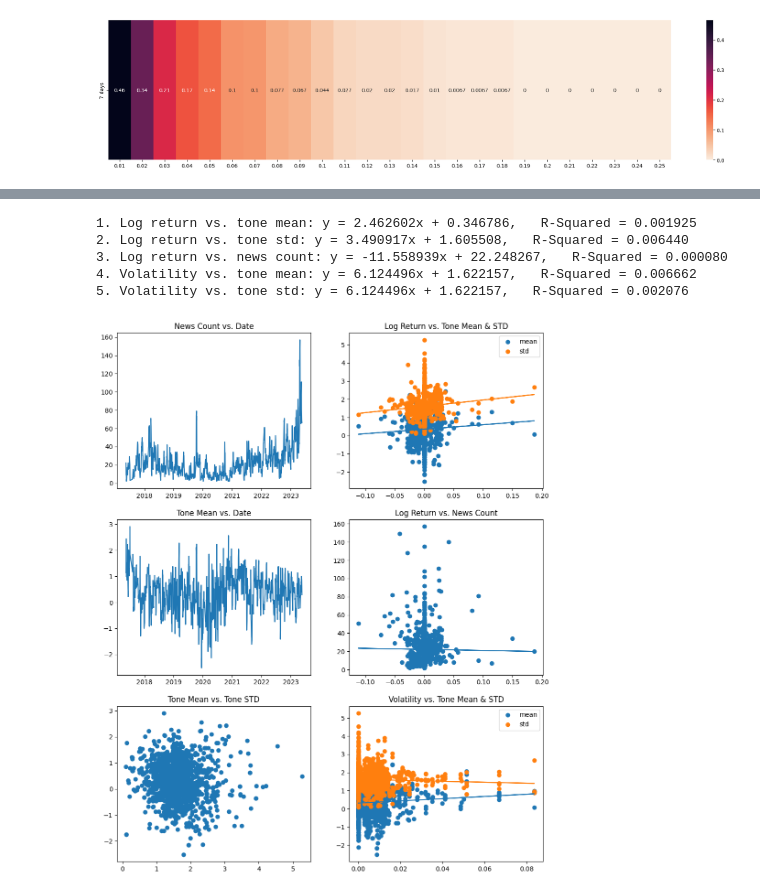
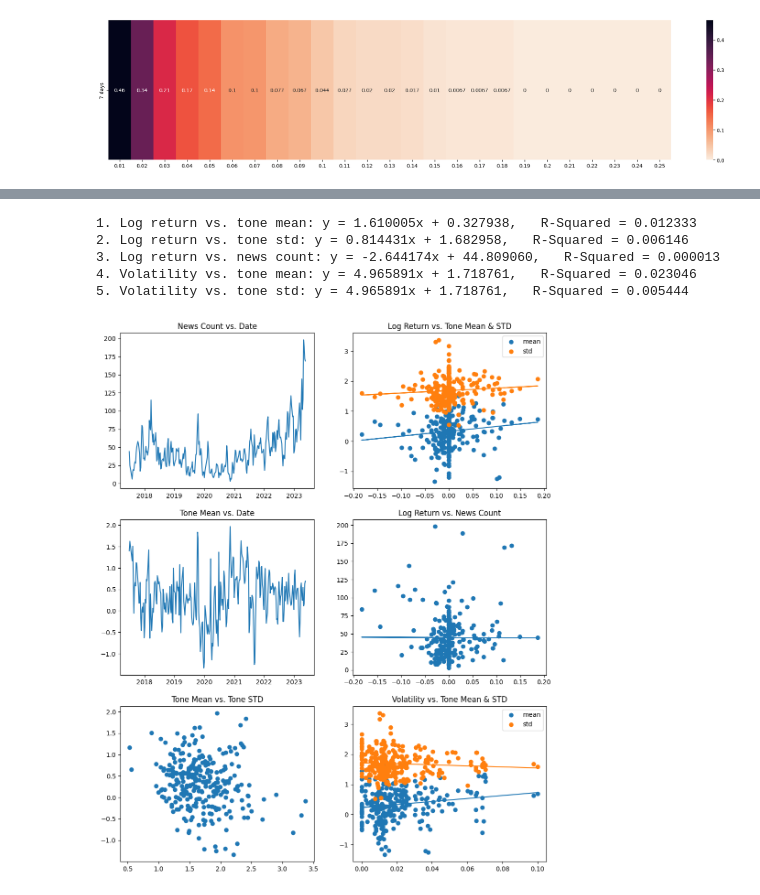
Before and after one commit to BomingZhang-coder/lithium-commodities-dashboard, a Jupyter notebook: jerry/news_analysis.ipynb, the cells around one changed output, grey strips where cells are left out. Saved outputs shown, nothing was run; the diff lists cells and outputs as text; code cells hidden in the pictures.

Commit message:
Added exploratory regression results for news analysis

```diff
--- a/jerry/news_analysis.ipynb
+++ b/jerry/news_analysis.ipynb
@@ -257,38 +258,38 @@ for i in range(1, len(li_future_weekly)):
                 results_weekly['down'][threshold].append((current_date, log_return))
 
 # Display frequency heatmap, where frequency = number of occurance of days that matches (threshold, interval) requirement / total number of days
-frequencies = pd.DataFrame(columns=[str(i) for i in thresholds], index=["7 days"])
+frequencies_weekly = pd.DataFrame(columns=[str(i) for i in thresholds], index=["7 days"])
 for i in thresholds:
     if i in results_weekly['combined']:
-        frequencies.loc['7 days',str(i)] = float(len(results_weekly['combined'][i]))
+        frequencies_weekly.loc['7 days',str(i)] = float(len(results_weekly['combined'][i]))
     else:
-        frequencies.loc['7 days',str(i)] = float(0)
+        frequencies_weekly.loc['7 days',str(i)] = float(0)
 
-frequencies = frequencies / len(li_future_weekly)
-frequencies = frequencies.astype(float)
+frequencies_weekly = frequencies_weekly / len(li_future_weekly)
+frequencies_weekly = frequencies_weekly.astype(float)
 
 # SNS Heatmap
 fig, ax = plt.subplots(figsize = (25, 5))
-sns.heatmap(frequencies, annot=True, cmap=sns.color_palette("rocket_r", as_cmap=True))
+sns.heatmap(frequencies_weekly, annot=True, cmap=sns.color_palette("rocket_r", as_cmap=True))
 print(len(li_future_weekly))
 # %% [output]
 297
 [figure]
 # %%
 # Import Lithium_merged
-lithium_news = pd.read_csv(f'{data_dir}lithium_merged.csv')
+lithium_news = pd.read_csv(f'{data_dir}/lithium_merged.csv')
 lithium_news.set_index('DATE', inplace=True)
 lithium_news.index = pd.to_datetime(lithium_news.index, format = '%Y%m%d%H%M%S')
 lithium_news = lithium_news.sort_index(ascending = True)
 
 # Import upstream news data
-lithium_news_upstream = pd.read_excel(f'{data_dir}upstream_source.xlsx')
+lithium_news_upstream = pd.read_excel(f'{data_dir}/upstream_source.xlsx')
 lithium_news_upstream.set_index('DATE', inplace=True)
 lithium_news_upstream.index = pd.to_datetime(lithium_news_upstream.index, format = '%Y%m%d%H%M%S')
 lithium_news_upstream = lithium_news_upstream.sort_index(ascending = True)
 
 # Import downstream news data
-lithium_news_downstream = pd.read_excel(f'{data_dir}downstream_source.xlsx')
+lithium_news_downstream = pd.read_excel(f'{data_dir}/downstream_source.xlsx')
 lithium_news_downstream.set_index('DATE', inplace=True)
 lithium_news_downstream.index = pd.to_datetime(lithium_news_downstream.index, format = '%Y%m%d%H%M%S')
 lithium_news_downstream = lithium_news_downstream.sort_index(ascending = True)
@@ -297,6 +298,7 @@ Group news by week (ending on Friday, which matches our weekly close price data)
 # %%
-def process_news_data(news_df):
+def process_news_data(news_df_):
     res = {}
+    news_df = news_df_.copy()
     news_df.loc[:,'FinalThemes'] = news_df['FinalThemes'].map(lambda x: x.split(','))
 
     res['news_urls'] = news_df['DocumentIdentifier'].tolist()
@@ -308,5 +310,12 @@ def process_news_data(news_df):
     res['news_themes'] = themes
     res['news_theme_occurence'] = {item: themes.count(item) for item in themes}
 
+    clusters = list(set(Theme['cluster_label']))
+    cluster_count = {k: 0 for k in clusters}
+    for x in themes:
+        label = Theme.loc[x,'cluster_label']
+        cluster_count[label] = cluster_count[label] + 1
+    res['cluster_count'] = cluster_count
+
     return res
 # %%
@@ -437,0 +439,15 @@ display(li_price_news_day.head(10))
+# %%
+li_price_news = group_news_by_rolling_window(news_window=1, price_window=1, news_offset=0, price_df=li_future_weekly, news_df=lithium_news)
+li_price_news_upstream = group_news_by_rolling_window(news_window=1, price_window=1, news_offset=0, price_df=li_future_weekly, news_df=lithium_news_upstream)
+li_price_news_downstream = group_news_by_rolling_window(news_window=1, price_window=1, news_offset=0, price_df=li_future_weekly, news_df=lithium_news_downstream)
+
+li_price_news2 = group_news_by_rolling_window(news_window=2, price_window=1, news_offset=0, price_df=li_future_weekly, news_df=lithium_news)
+li_price_news3 = group_news_by_rolling_window(news_window=3, price_window=1, news_offset=0, price_df=li_future_weekly, news_df=lithium_news)
+
+li_price_news4 = group_news_by_rolling_window(news_window=2, price_window=1, news_offset=0, price_df=li_future_weekly, news_df=lithium_news_upstream)
+li_price_news5 = group_news_by_rolling_window(news_window=2, price_window=1, news_offset=0, price_df=li_future_weekly, news_df=lithium_news_downstream)
+
+li_price_news6 = group_news_by_rolling_window(news_window=2, price_window=1, news_offset=0.5, price_df=li_future_weekly, news_df=lithium_news)
+li_price_news7 = group_news_by_rolling_window(news_window=3, price_window=1, news_offset=0.5, price_df=li_future_weekly, news_df=lithium_news)
+
+display(li_price_news.head())
@@ -438,9 +462,9 @@ display(li_price_news_day.head(10))
 # %%
-exploratory_graph(li_price_news_day)
+exploratory_graph(li_price_news6)
 # %% [output]
-1. Log return vs. tone mean: y = 2.462602x + 0.346786,   R-Squared = 0.001925
-2. Log return vs. tone std: y = 3.490917x + 1.605508,   R-Squared = 0.006440
-3. Log return vs. news count: y = -11.558939x + 22.248267,   R-Squared = 0.000080
-4. Volatility vs. tone mean: y = 6.124496x + 1.622157,   R-Squared = 0.006662
-5. Volatility vs. tone std: y = 6.124496x + 1.622157,   R-Squared = 0.002076
+1. Log return vs. tone mean: y = 1.610005x + 0.327938,   R-Squared = 0.012333
+2. Log return vs. tone std: y = 0.814431x + 1.682958,   R-Squared = 0.006146
+3. Log return vs. news count: y = -2.644174x + 44.809060,   R-Squared = 0.000013
+4. Volatility vs. tone mean: y = 4.965891x + 1.718761,   R-Squared = 0.023046
+5. Volatility vs. tone std: y = 4.965891x + 1.718761,   R-Squared = 0.005444
-[figure, old version]
+[figure, new version]
```
Also changed, not shown: parts of 19 cells of this notebook, 2 other files.
